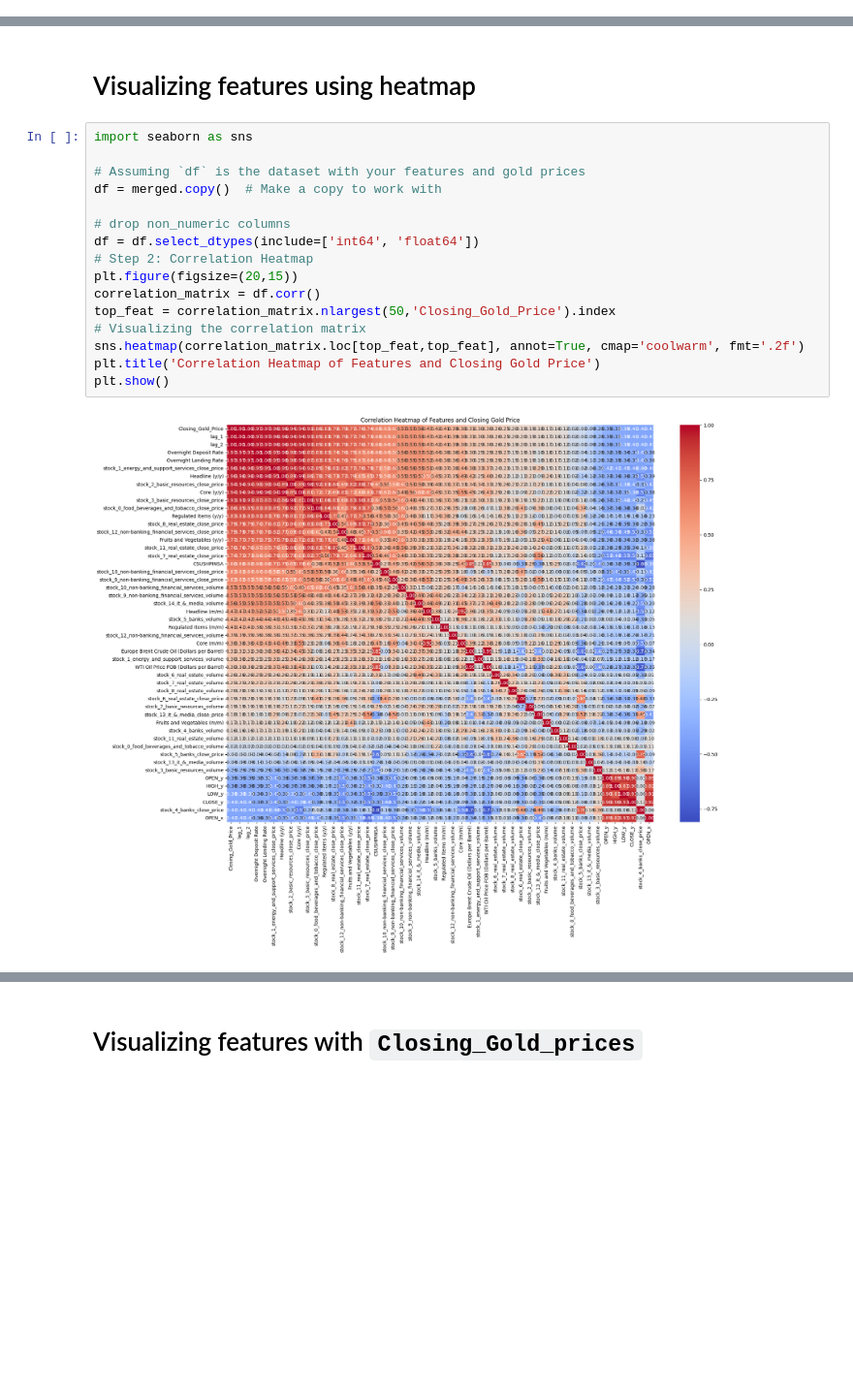
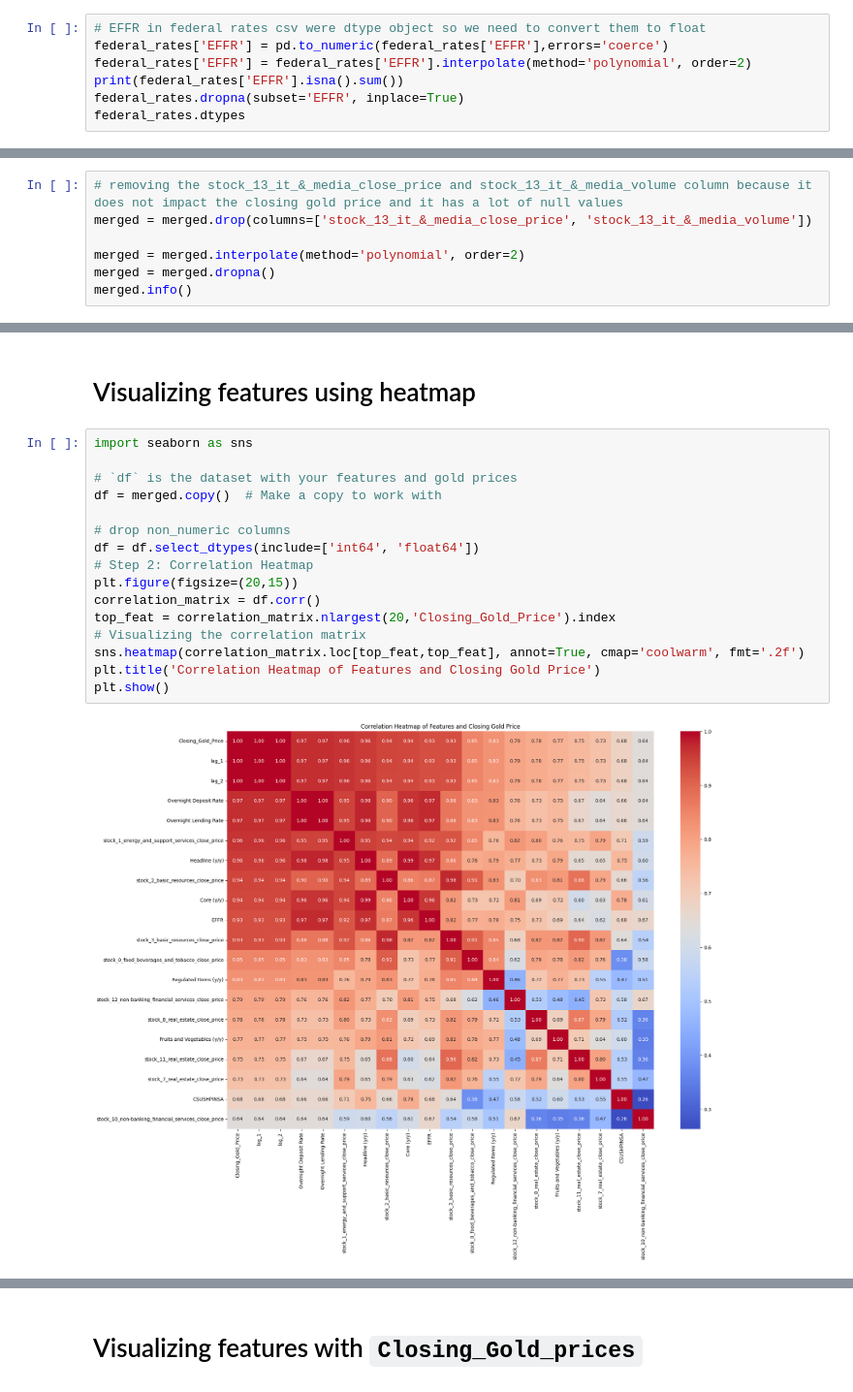
Before and after one commit to mazenwk/beltone-hackathon, a Jupyter notebook: src/Workout/Skeleton.ipynb, the cells around one changed output, grey strips where cells are left out. Shown at 97% size. Saved outputs shown, nothing was run; the diff lists cells and outputs as text; blank space fills up the shorter version.

```diff
--- a/src/Workout/Skeleton.ipynb
+++ b/src/Workout/Skeleton.ipynb
@@ -23,0 +20,7 @@ dtype('O')
+# %%
+# EFFR in federal rates csv were dtype object so we need to convert them to float
+federal_rates['EFFR'] = pd.to_numeric(federal_rates['EFFR'],errors='coerce')
+federal_rates['EFFR'] = federal_rates['EFFR'].interpolate(method='polynomial', order=2)
+print(federal_rates['EFFR'].isna().sum())
+federal_rates.dropna(subset='EFFR', inplace=True)
+federal_rates.dtypes
@@ -166,2 +178,9 @@ dtypes: float64(54), object(2)
 memory usage: 638.0+ KB
 None
+# %%
+# removing the stock_13_it_&_media_close_price and stock_13_it_&_media_volume column because it does not impact the closing gold price and it has a lot of null values
+merged = merged.drop(columns=['stock_13_it_&_media_close_price', 'stock_13_it_&_media_volume'])
+
+merged = merged.interpolate(method='polynomial', order=2)
+merged = merged.dropna()
+merged.info()
@@ -172,19 +209,19 @@ None
 # %%
 import seaborn as sns
 
-# Assuming `df` is the dataset with your features and gold prices
+# `df` is the dataset with your features and gold prices
 df = merged.copy()  # Make a copy to work with
 
 # drop non_numeric columns
 df = df.select_dtypes(include=['int64', 'float64'])
 # Step 2: Correlation Heatmap
 plt.figure(figsize=(20,15))
 correlation_matrix = df.corr()
-top_feat = correlation_matrix.nlargest(50,'Closing_Gold_Price').index
+top_feat = correlation_matrix.nlargest(20,'Closing_Gold_Price').index
 # Visualizing the correlation matrix
 sns.heatmap(correlation_matrix.loc[top_feat,top_feat], annot=True, cmap='coolwarm', fmt='.2f')
 plt.title('Correlation Heatmap of Features and Closing Gold Price')
 plt.show()
 # %% [output]
-[figure, old version]
+[figure, new version]
 # %%
```
Also changed, not shown: parts of 17 cells of this notebook.
